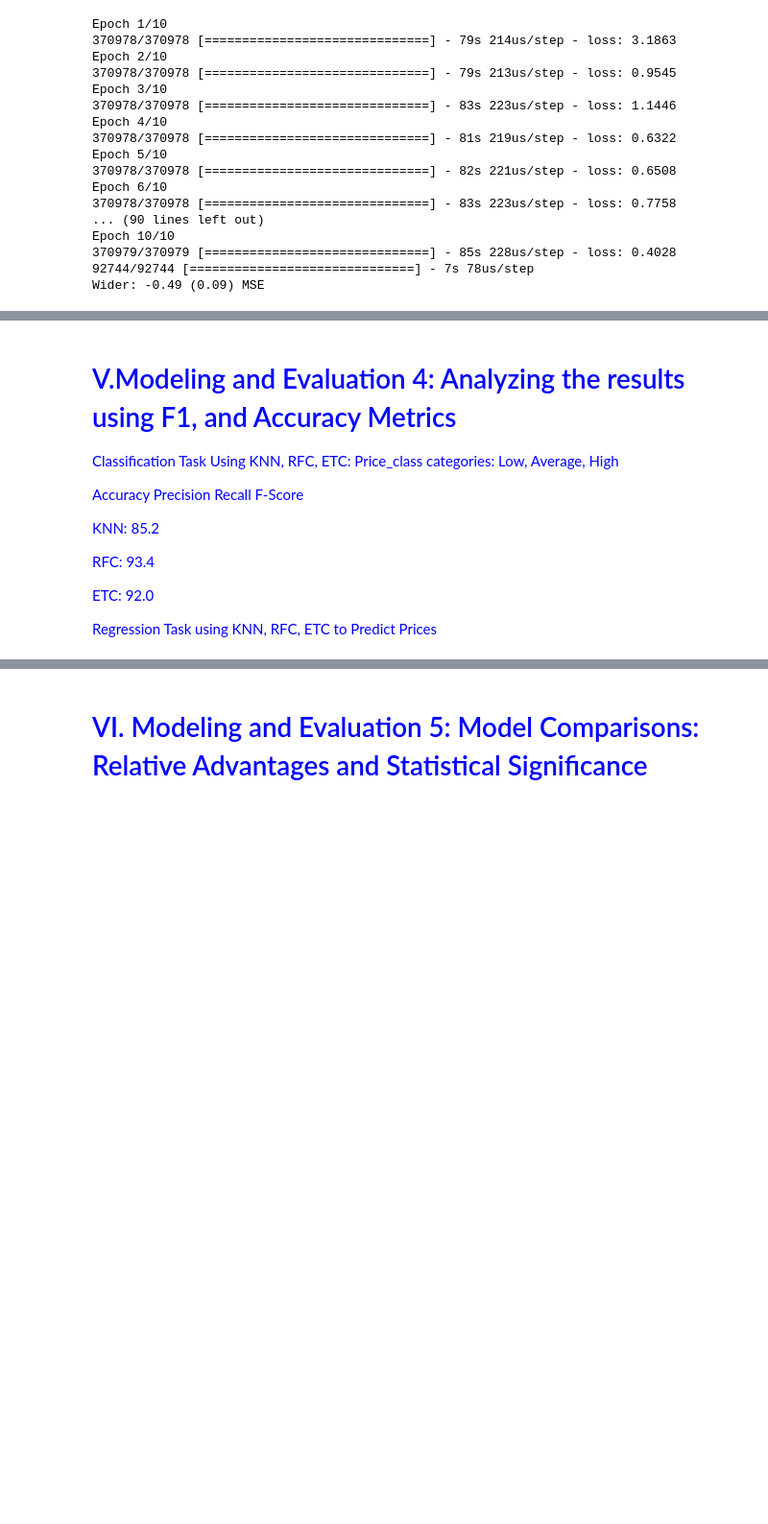
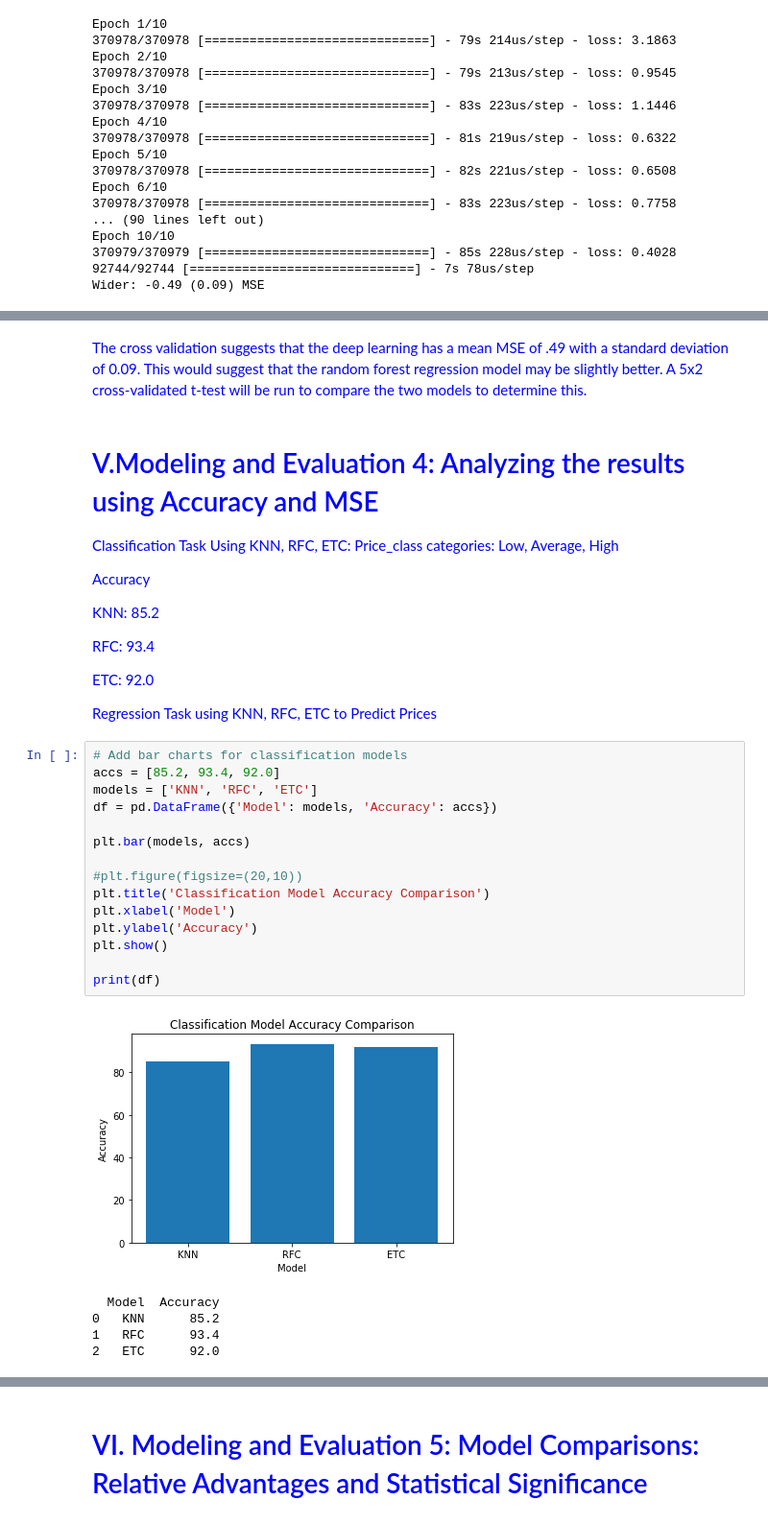
Before and after one commit to DataScienceMustang/DS_7331_MLI_Project1, a Jupyter notebook: Lab2Code_V3(Tom) with edits.ipynb, the cells around one changed output, grey strips where cells are left out. Shown at 96% size. Drawn from its saved outputs; the diff is of its cells as text; blank space fills up the shorter version.

```diff
--- a/Lab2Code_V3(Tom) with edits.ipynb
+++ b/Lab2Code_V3(Tom) with edits.ipynb
@@ -998,9 +798,11 @@ score 0.6305359601557056
+# %% [markdown]
+<font color = 'blue'>The cross validation suggests that the deep learning has a mean MSE of .49 with a standard deviation of 0.09. This would suggest that the random forest regression model may be slightly better. A 5x2 cross-validated t-test will be run to compare the two models to determine this.
 # %% [markdown]
-# <font color = 'blue'>V.Modeling and Evaluation 4: Analyzing the results using F1, and Accuracy Metrics
+# <font color = 'blue'>V.Modeling and Evaluation 4: Analyzing the results using Accuracy and MSE
 
 <font color = 'blue'>Classification Task Using KNN, RFC, ETC:  Price_class categories: Low, Average, High
 
-<font color = 'blue'>                        Accuracy   Precision     Recall    F-Score
+<font color = 'blue'>                        Accuracy
 
 <font color = 'blue'>KNN:                      85.2
 
@@ -1010,3 +812,24 @@ score 0.6305359601557056
 
 
 <font color = 'blue'>Regression Task using KNN, RFC, ETC to Predict Prices
+# %%
+# Add bar charts for classification models
+accs = [85.2, 93.4, 92.0]
+models = ['KNN', 'RFC', 'ETC']
+df = pd.DataFrame({'Model': models, 'Accuracy': accs})
+
+plt.bar(models, accs)
+
+#plt.figure(figsize=(20,10))
+plt.title('Classification Model Accuracy Comparison')
+plt.xlabel('Model')
+plt.ylabel('Accuracy')
+plt.show()
+
+print(df)
+# %% [output]
+[figure, added]
+  Model  Accuracy
+0   KNN      85.2
+1   RFC      93.4
+2   ETC      92.0
```
Also changed, not shown: parts of 38 cells of this notebook.
